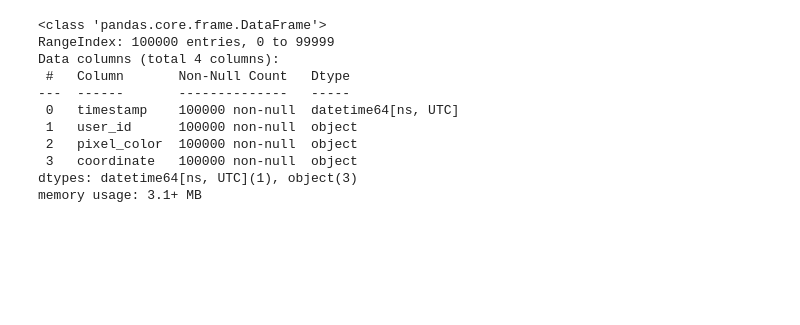
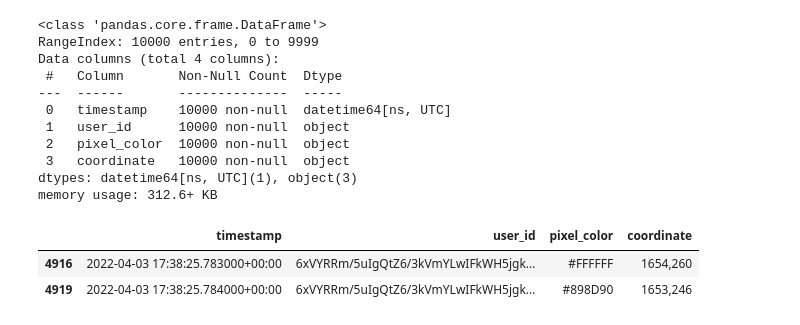
Before and after one commit to gabeklavans/place-analysis, a Jupyter notebook: scratch.ipynb, the cells around one changed output. Cells and saved outputs as stored; diff of their text form; code cells hidden in the pictures; blank space fills up the shorter version.

```diff
--- a/scratch.ipynb
+++ b/scratch.ipynb
@@ -7,16 +42,24 @@ tfr = pd.read_csv(filename, chunksize=chunksize, parse_dates=["timestamp"], infe
 # %%
-tfr.get_chunk().info()
+chunk = tfr.get_chunk()
+chunk.info()
 # %% [output]
 <class 'pandas.core.frame.DataFrame'>
-RangeIndex: 100000 entries, 0 to 99999
+RangeIndex: 10000 entries, 0 to 9999
 Data columns (total 4 columns):
- #   Column       Non-Null Count   Dtype
----  ------       --------------   -----
- 0   timestamp    100000 non-null  datetime64[ns, UTC]
- 1   user_id      100000 non-null  object
- 2   pixel_color  100000 non-null  object
- 3   coordinate   100000 non-null  object
+ #   Column       Non-Null Count  Dtype
+---  ------       --------------  -----
+ 0   timestamp    10000 non-null  datetime64[ns, UTC]
+ 1   user_id      10000 non-null  object
+ 2   pixel_color  10000 non-null  object
+ 3   coordinate   10000 non-null  object
 dtypes: datetime64[ns, UTC](1), object(3)
-memory usage: 3.1+ MB
+memory usage: 312.6+ KB
+# %%
+mode = part["user_id"].mode().compute()
+part.loc[part["user_id"] == mode[0]].sort_values(by=["timestamp"], ascending=True).compute()
+# %% [output]
+|  | timestamp | user_id | pixel_color | coordinate |
+| 4916 | 2022-04-03 17:38:25.783000+00:00 | 6xVYRRm/5uIgQtZ6/3kVmYLwIFkWH5jgk... | #FFFFFF | 1654,260 |
+| 4919 | 2022-04-03 17:38:25.784000+00:00 | 6xVYRRm/5uIgQtZ6/3kVmYLwIFkWH5jgk... | #898D90 | 1653,246 |
 # %%
 # add x and y cols
```
Also changed, not shown: parts of 11 cells of this notebook, 2 other files.
